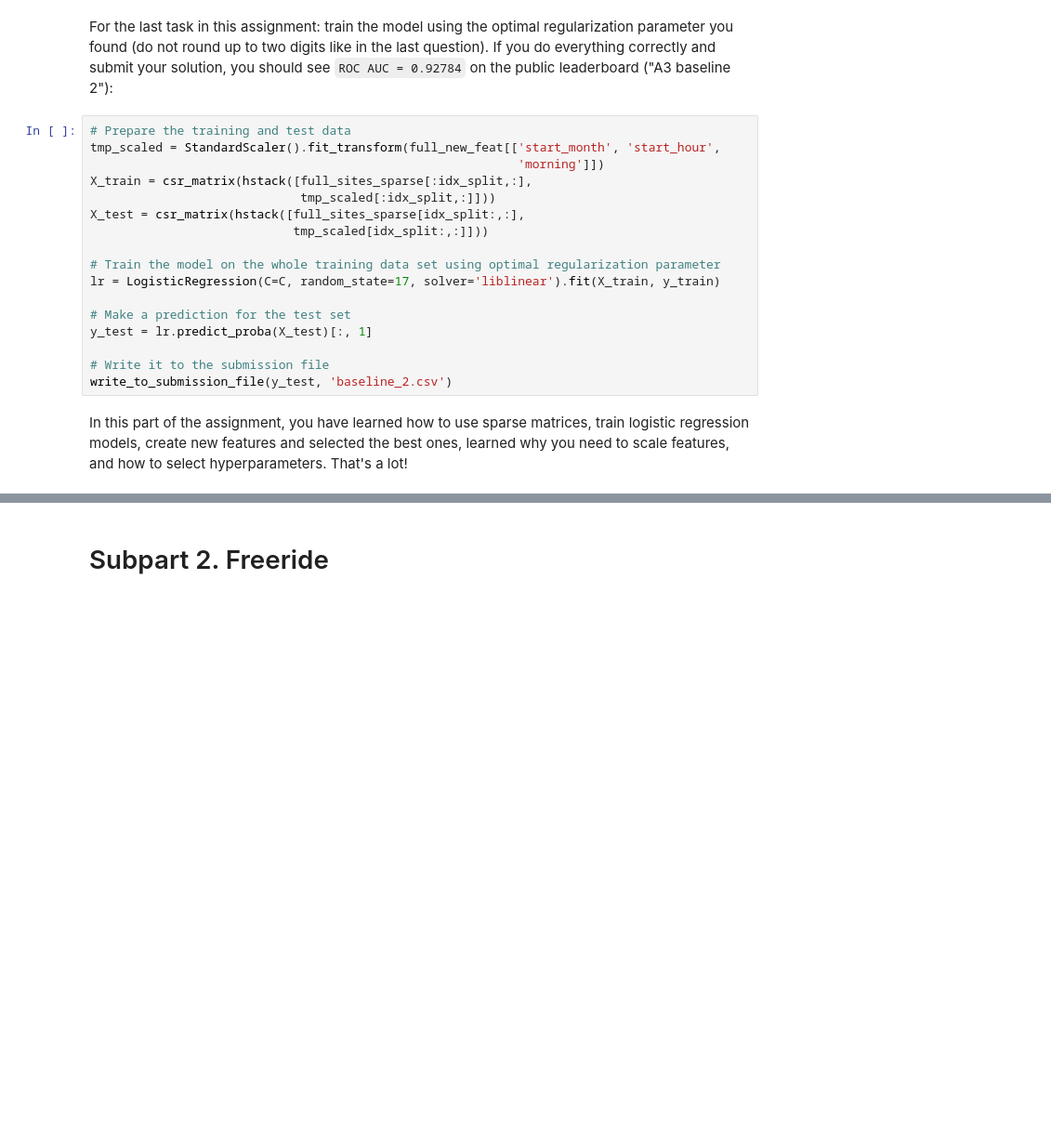
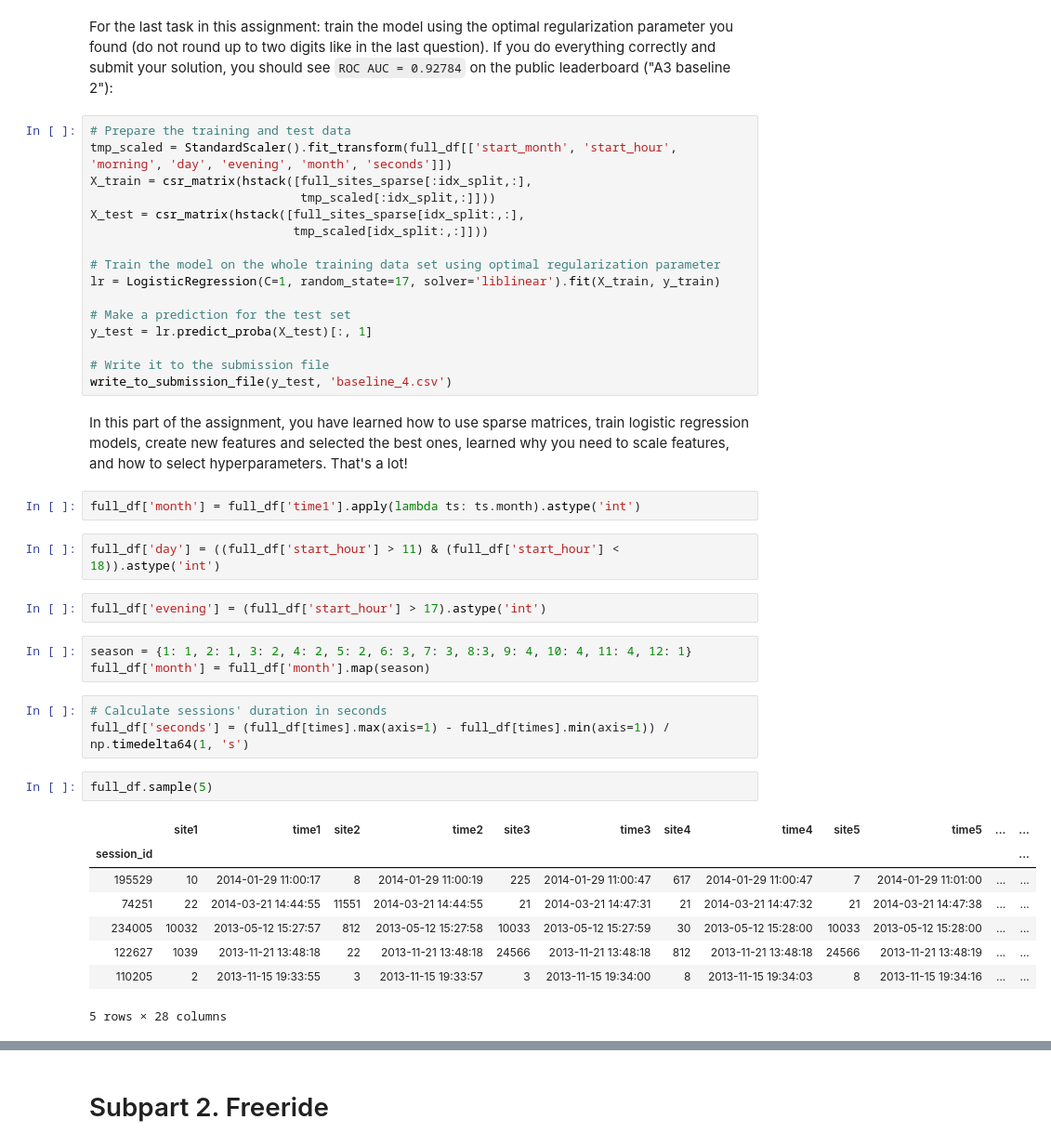
Before and after one commit to Favor86/mlcourse.ai, a Jupyter notebook: jupyter_english/assignments_fall2019/assignment3_part1_alice_logistic_regression.ipynb, the cells around one changed output, grey strips where cells are left out. Shown at 93% size. Cells and saved outputs as stored; diff of their text form; blank space fills up the shorter version.

```diff
--- a/jupyter_english/assignments_fall2019/assignment3_part1_alice_logistic_regression.ipynb
+++ b/jupyter_english/assignments_fall2019/assignment3_part1_alice_logistic_regression.ipynb
@@ -590,20 +714,42 @@ Plot the graph of the quality metric (AUC-ROC) versus the value of the regulariz
 For the last task in this assignment: train the model using the optimal regularization parameter you found (do not round up to two digits like in the last question). If you do everything correctly and submit your solution, you should see `ROC AUC = 0.92784` on the public leaderboard ("A3 baseline 2"):
 # %%
 # Prepare the training and test data
-tmp_scaled = StandardScaler().fit_transform(full_new_feat[['start_month', 'start_hour',
-                                                           'morning']])
+tmp_scaled = StandardScaler().fit_transform(full_df[['start_month', 'start_hour', 'morning', 'day', 'evening', 'month', 'seconds']])
 X_train = csr_matrix(hstack([full_sites_sparse[:idx_split,:],
                              tmp_scaled[:idx_split,:]]))
 X_test = csr_matrix(hstack([full_sites_sparse[idx_split:,:],
                             tmp_scaled[idx_split:,:]]))
 
 # Train the model on the whole training data set using optimal regularization parameter
-lr = LogisticRegression(C=C, random_state=17, solver='liblinear').fit(X_train, y_train)
+lr = LogisticRegression(C=1, random_state=17, solver='liblinear').fit(X_train, y_train)
 
 # Make a prediction for the test set
 y_test = lr.predict_proba(X_test)[:, 1]
 
 # Write it to the submission file
-write_to_submission_file(y_test, 'baseline_2.csv')
+write_to_submission_file(y_test, 'baseline_4.csv')
 # %% [markdown]
 In this part of the assignment, you have learned how to use sparse matrices, train logistic regression models, create new features and selected the best ones, learned why you need to scale features, and how to select hyperparameters. That's a lot!
+# %%
+full_df['month'] = full_df['time1'].apply(lambda ts: ts.month).astype('int')
+# %%
+full_df['day'] = ((full_df['start_hour'] > 11) & (full_df['start_hour'] < 18)).astype('int')
+# %%
+full_df['evening'] = (full_df['start_hour'] > 17).astype('int')
+# %%
+season = {1: 1, 2: 1, 3: 2, 4: 2, 5: 2, 6: 3, 7: 3, 8:3, 9: 4, 10: 4, 11: 4, 12: 1}
+full_df['month'] = full_df['month'].map(season)
+# %%
+# Calculate sessions' duration in seconds
+full_df['seconds'] = (full_df[times].max(axis=1) - full_df[times].min(axis=1)) / np.timedelta64(1, 's')
+# %%
+full_df.sample(5)
+# %% [output]
+|  | site1 | time1 | site2 | time2 | site3 | time3 | site4 | time4 | site5 | time5 | ... | ... |
+| session_id |  |  |  |  |  |  |  |  |  |  |  | ... |
+| 195529 | 10 | 2014-01-29 11:00:17 | 8 | 2014-01-29 11:00:19 | 225 | 2014-01-29 11:00:47 | 617 | 2014-01-29 11:00:47 | 7 | 2014-01-29 11:01:00 | ... | ... |
+| 74251 | 22 | 2014-03-21 14:44:55 | 11551 | 2014-03-21 14:44:55 | 21 | 2014-03-21 14:47:31 | 21 | 2014-03-21 14:47:32 | 21 | 2014-03-21 14:47:38 | ... | ... |
+| 234005 | 10032 | 2013-05-12 15:27:57 | 812 | 2013-05-12 15:27:58 | 10033 | 2013-05-12 15:27:59 | 30 | 2013-05-12 15:28:00 | 10033 | 2013-05-12 15:28:00 | ... | ... |
+| 122627 | 1039 | 2013-11-21 13:48:18 | 22 | 2013-11-21 13:48:18 | 24566 | 2013-11-21 13:48:18 | 812 | 2013-11-21 13:48:18 | 24566 | 2013-11-21 13:48:19 | ... | ... |
+| 110205 | 2 | 2013-11-15 19:33:55 | 3 | 2013-11-15 19:33:57 | 3 | 2013-11-15 19:34:00 | 8 | 2013-11-15 19:34:03 | 8 | 2013-11-15 19:34:16 | ... | ... |
+5 rows × 28 columns
```
Also changed, not shown: parts of 26 cells of this notebook, 1 other file.
